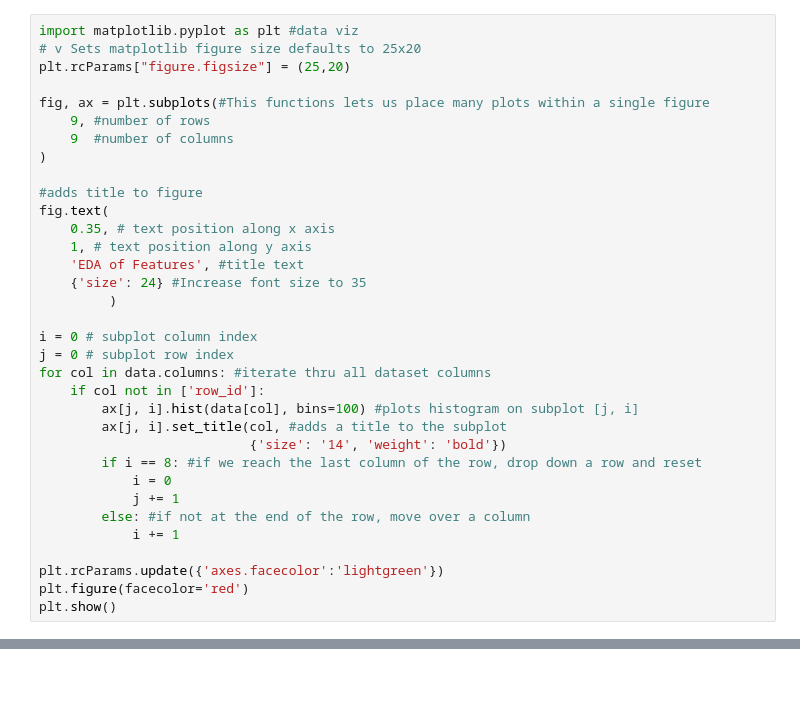
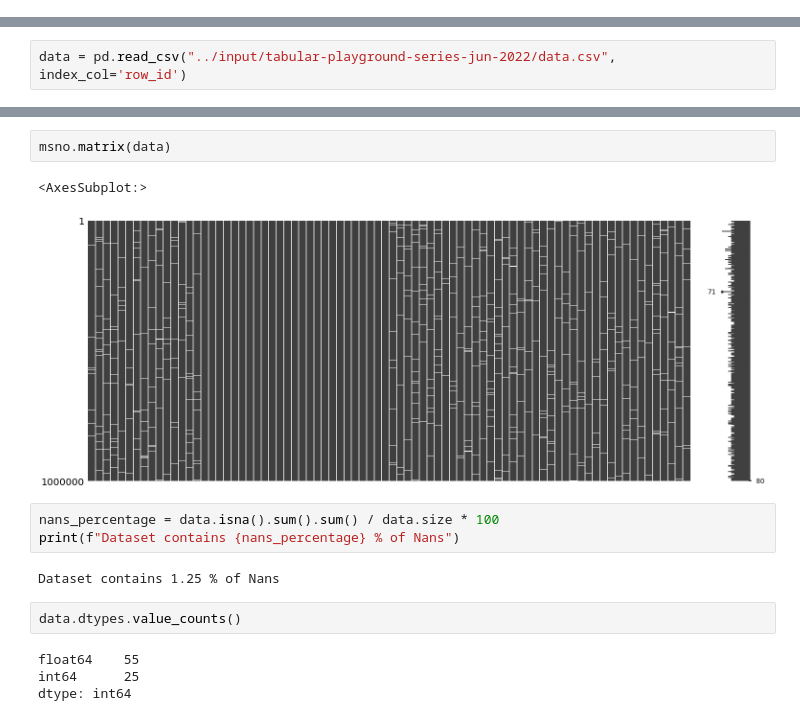
Before and after one commit to jadelsoufi/tabular-playground-series-jun-2022, a Jupyter notebook: EDA.ipynb, the cells around one changed output, grey strips where cells are left out. Cells and saved outputs as stored; diff of their text form; blank space fills up the shorter version.

```diff
--- a/EDA.ipynb
+++ b/EDA.ipynb
@@ -60,34 +0,0 @@ total_missing = missing_values_count.sum()
-# %%
-import matplotlib.pyplot as plt #data viz
-# v Sets matplotlib figure size defaults to 25x20
-plt.rcParams["figure.figsize"] = (25,20)
-
-fig, ax = plt.subplots(#This functions lets us place many plots within a single figure
-    9, #number of rows
-    9  #number of columns
-)
-
-#adds title to figure
-fig.text(
-    0.35, # text position along x axis
-    1, # text position along y axis
-    'EDA of Features', #title text
-    {'size': 24} #Increase font size to 35
-         )
-
-i = 0 # subplot column index
-j = 0 # subplot row index
-for col in data.columns: #iterate thru all dataset columns
-    if col not in ['row_id']:
-        ax[j, i].hist(data[col], bins=100) #plots histogram on subplot [j, i]
-        ax[j, i].set_title(col, #adds a title to the subplot
-                           {'size': '14', 'weight': 'bold'})
-        if i == 8: #if we reach the last column of the row, drop down a row and reset
-            i = 0
-            j += 1
-        else: #if not at the end of the row, move over a column
-            i += 1
-
-plt.rcParams.update({'axes.facecolor':'lightgreen'})
-plt.figure(facecolor='red')
-plt.show()
@@ -299,0 +24,2 @@ https://medium.com/swlh/impute-missing-values-the-right-way-c63735fccccd <br>
+# %%
+data = pd.read_csv("../input/tabular-playground-series-jun-2022/data.csv", index_col='row_id')
@@ -299,0 +47,16 @@ https://medium.com/swlh/impute-missing-values-the-right-way-c63735fccccd <br>
+# %%
+msno.matrix(data)
+# %% [output]
+<AxesSubplot:>
+[figure, added]
+# %%
+nans_percentage = data.isna().sum().sum() / data.size * 100
+print(f"Dataset contains {nans_percentage} % of Nans")
+# %% [output]
+Dataset contains 1.25 % of Nans
+# %%
+data.dtypes.value_counts()
+# %% [output]
+float64    55
+int64      25
+dtype: int64
```
Also changed, not shown: parts of 50 cells of this notebook.
